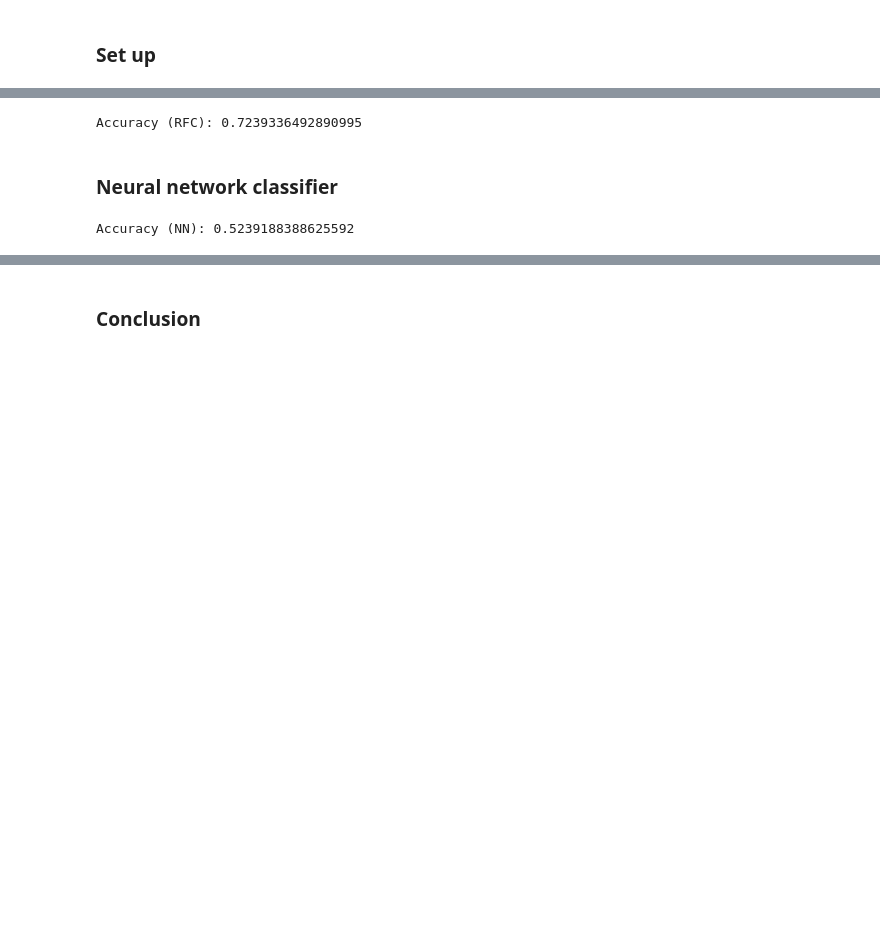
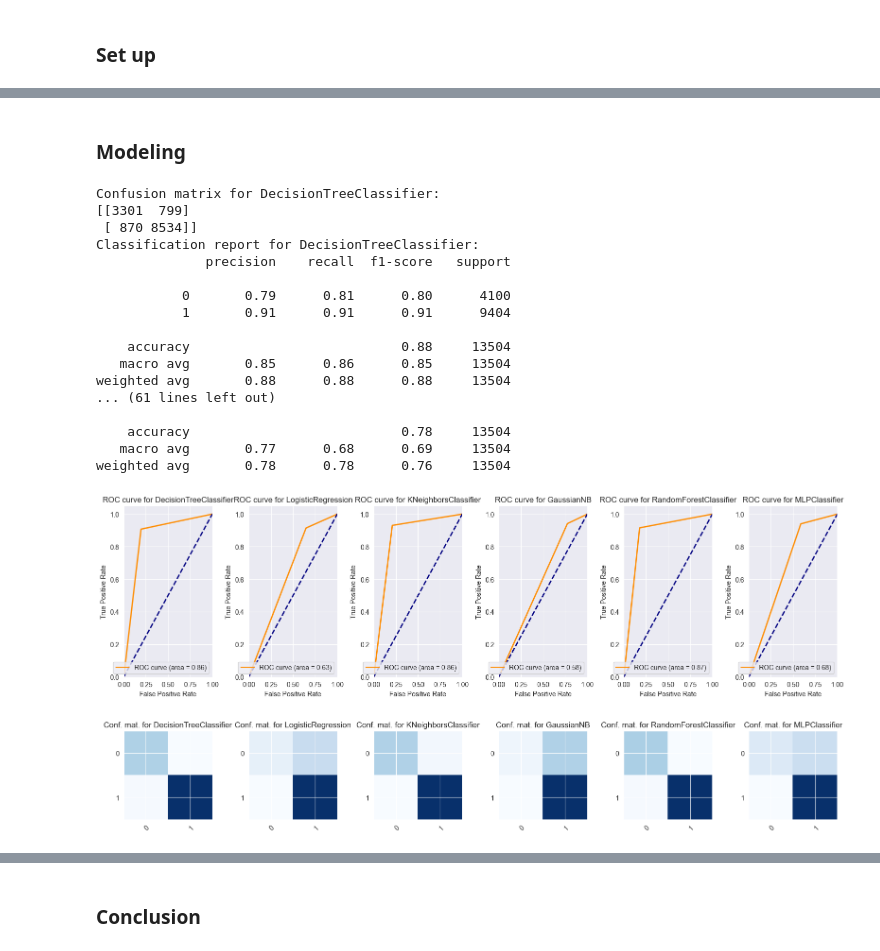
Before and after one commit to saran-sankar/fit-da, a Jupyter notebook: activity.ipynb, the cells around one changed output, grey strips where cells are left out. Cells and saved outputs as stored; diff of their text form; code cells hidden in the pictures; blank space fills up the shorter version.

```diff
--- a/activity.ipynb
+++ b/activity.ipynb
@@ -847,20 +767,59 @@ Naive Bayes performs poorly on our problem.
-# %%
-# Random Forest classifier
-rfc = RandomForestClassifier()
-rfc.fit(X_train, y_train)
-rfc_pred = rfc.predict(X_test)
-rfc_acc = accuracy_score(y_test, rfc_pred)
-print(f'Accuracy (RFC): {rfc_acc}')
-# %% [output]
-Accuracy (RFC): 0.7239336492890995
-# %% [markdown]
-### Neural network classifier
-# %%
-# Neural network classifier
-nn = MLPClassifier(hidden_layer_sizes=(10, 10))
-nn.fit(X_train, y_train)
-nn_pred = nn.predict(X_test)
-nn_acc = accuracy_score(y_test, nn_pred)
-print(f'Accuracy (NN): {nn_acc}')
-# %% [output]
-Accuracy (NN): 0.5239188388625592
+# %% [markdown]
+### Modeling
+# %%
+classifiers = [DecisionTreeClassifier(), LogisticRegression(), KNeighborsClassifier(),
+               GaussianNB(), RandomForestClassifier(), MLPClassifier(alpha=1, max_iter=1000)]
+
+fig, axes = plt.subplots(nrows=2, ncols=6, figsize=(16, 8))
+axes = axes.ravel()
+
+for i, clf in enumerate(classifiers):
+    clf.fit(X_train, y_train)
+    y_pred = clf.predict(X_test)
+    cm = confusion_matrix(y_test, y_pred)
+    print("Confusion matrix for {}:\n{}".format(type(clf).__name__, cm))
+    print("Classification report for {}:\n{}".format(type(clf).__name__, classification_report(y_test, y_pred)))
+    fpr, tpr, thresholds = roc_curve(y_test, y_pred)
+    roc_auc = auc(fpr, tpr)
+    lw = 2
+    axes[i].plot(fpr, tpr, color='darkorange', lw=lw, label='ROC curve (area = %0.2f)' % roc_auc)
+    axes[i].plot([0, 1], [0, 1], color='navy', lw=lw, linestyle='--')
+    axes[i].set_xlim([0.0, 1.0])
+    axes[i].set_ylim([0.0, 1.05])
+    axes[i].set_xlabel('False Positive Rate')
+    axes[i].set_ylabel('True Positive Rate')
+    axes[i].set_title('ROC curve for {}'.format(type(clf).__name__))
+    axes[i].legend(loc="lower right")
+
+    # Add confusion matrix subplot
+    axes[i+6].imshow(cm, cmap=plt.cm.Blues)
+    classes = clf.classes_
+    tick_marks = np.arange(len(classes))
+    axes[i+6].set_xticks(tick_marks)
+    axes[i+6].set_xticklabels(classes)
+    axes[i+6].set_yticks(tick_marks)
+    axes[i+6].set_yticklabels(classes)
+    axes[i+6].set_title("Conf. mat. for {}".format(type(clf).__name__))
+    plt.setp(axes[i+6].get_xticklabels(), rotation=45, ha="right", rotation_mode="anchor")
+
+plt.tight_layout()
+plt.show()
+# %% [output]
+Confusion matrix for DecisionTreeClassifier:
+[[3301  799]
+ [ 870 8534]]
+Classification report for DecisionTreeClassifier:
+              precision    recall  f1-score   support
+
+           0       0.79      0.81      0.80      4100
+           1       0.91      0.91      0.91      9404
+
+    accuracy                           0.88     13504
+   macro avg       0.85      0.86      0.85     13504
+weighted avg       0.88      0.88      0.88     13504
+... (61 lines left out)
+
+    accuracy                           0.78     13504
+   macro avg       0.77      0.68      0.69     13504
+weighted avg       0.78      0.78      0.76     13504
+[figure, added]
```
Also changed, not shown: parts of 44 cells of this notebook.
